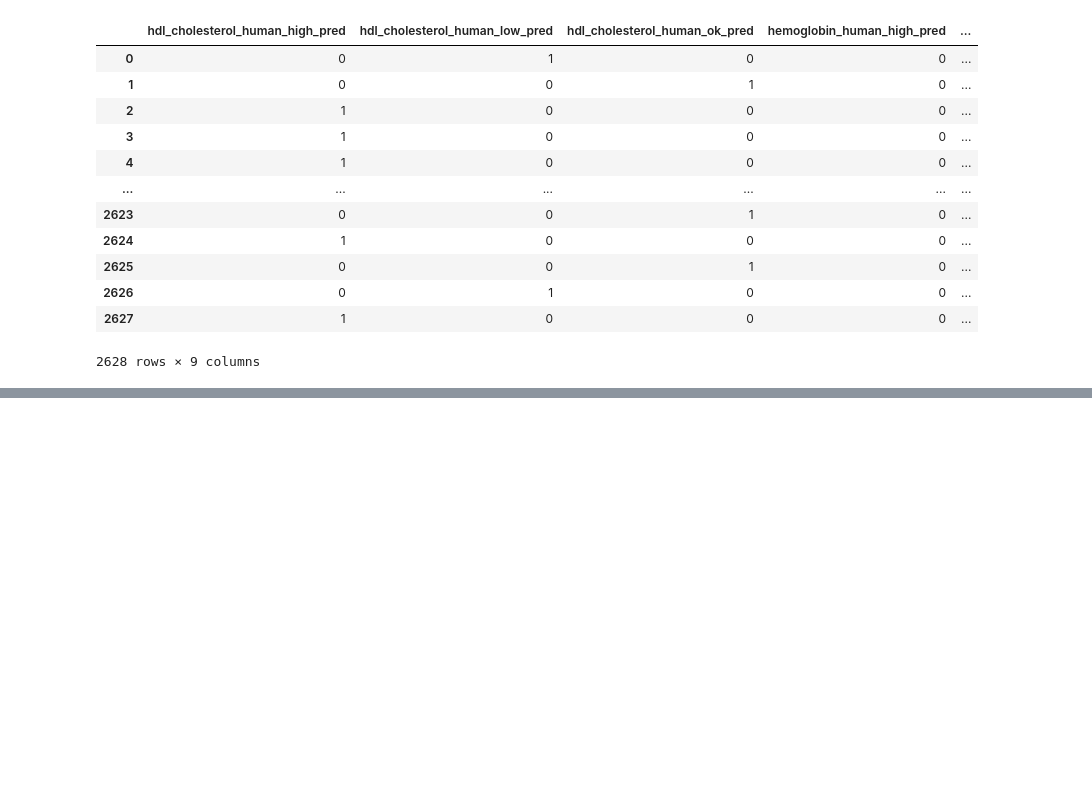
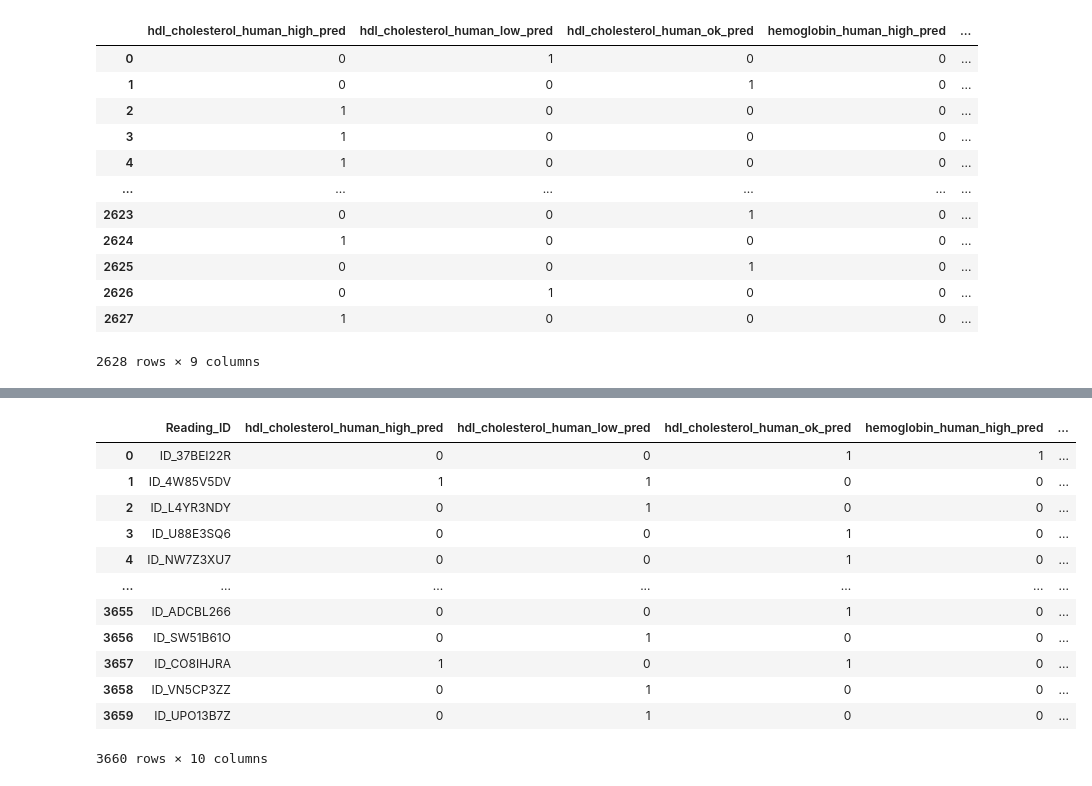
Before and after one commit to AdiVittala/bloodSpectroscopy, a Jupyter notebook: Model-1.ipynb, the cells around one changed output, grey strips where cells are left out. Cells and saved outputs as stored; diff of their text form; code cells hidden in the pictures; blank space fills up the shorter version.

```diff
--- a/Model-1.ipynb
+++ b/Model-1.ipynb
@@ -56,3 +43,5 @@ data
+# %%
+ID_df = unk_data_2[['Reading_ID']]
 # %%
 # Split in to X and Y
 X = data.drop(['Reading_ID','hdl_cholesterol_human', 'hemoglobin_human', 'cholesterol_ldl_human'], axis=1)
@@ -467,0 +442,33 @@ weighted avg       0.99      0.99      0.99      7884
+# %%
+# Normalization of X
+
+# https://www.analyticsvidhya.com/blog/2020/04/feature-scaling-machine-learning-normalization-standardization/
+#Normalization is good to use when you know that the distribution of your data does not follow a
+#Gaussian distribution.
+#This can be useful in algorithms that do not assume any distribution of the data like
+#K-Nearest Neighbors and Neural Networks.
+#Standardization, on the other hand, can be helpful in cases where the data follows a Gaussian distribution.
+#However, this does not have to be necessarily true. Also, unlike normalization, standardization does not have a
+#bounding range. So, even if you have outliers in your data, they will not be affected by standardization.
+
+#https://machinelearningmastery.com/how-to-improve-neural-network-stability-and-modeling-performance-with-data-scaling/
+#If the distribution of the quantity is normal, then it should be standardized, otherwise the data should
+#be normalized. This applies if the range of quantity values is large (10s, 100s, etc.) or small (0.01, 0.0001).
+
+from sklearn.preprocessing import MinMaxScaler
+
+# fit scaler on training data
+norm_2 = MinMaxScaler().fit(unk_data)
+
+# transform training data
+unk_data_norm = norm_2.transform(unk_data)
+
+# transform validation data
+# X_val_norm = norm.transform(X_val)
+
+# transform test data
+# X_test_norm = norm.transform(X_test)
+# %%
+unknown_predictions = (saved_model.predict(unk_data_norm) > 0.5).astype('int32')
+column_names = ['hdl_cholesterol_human_high_pred', 'hdl_cholesterol_human_low_pred', 'hdl_cholesterol_human_ok_pred', 'hemoglobin_human_high_pred', 'hemoglobin_human_low_pred', 'hemoglobin_human_ok_pred', 'cholesterol_ldl_human_high_pred', 'cholesterol_ldl_human_low_pred', 'cholesterol_ldl_human_ok_pred']
+unknown_pred_classes = pd.DataFrame(data=unknown_predictions, columns=column_names)
@@ -467,0 +491,18 @@ weighted avg       0.99      0.99      0.99      7884
+# %%
+total_df = pd.concat([ID_df, unknown_pred_classes], axis=1)
+# %%
+total_df
+# %% [output]
+|  | Reading_ID | hdl_cholesterol_human_high_pred | hdl_cholesterol_human_low_pred | hdl_cholesterol_human_ok_pred | hemoglobin_human_high_pred | ... |
+| 0 | ID_37BEI22R | 0 | 0 | 1 | 1 | ... |
+| 1 | ID_4W85V5DV | 1 | 1 | 0 | 0 | ... |
+| 2 | ID_L4YR3NDY | 0 | 1 | 0 | 0 | ... |
+| 3 | ID_U88E3SQ6 | 0 | 0 | 1 | 0 | ... |
+| 4 | ID_NW7Z3XU7 | 0 | 0 | 1 | 0 | ... |
+| ... | ... | ... | ... | ... | ... | ... |
+| 3655 | ID_ADCBL266 | 0 | 0 | 1 | 0 | ... |
+| 3656 | ID_SW51B61O | 0 | 1 | 0 | 0 | ... |
+| 3657 | ID_CO8IHJRA | 1 | 0 | 1 | 0 | ... |
+| 3658 | ID_VN5CP3ZZ | 0 | 1 | 0 | 0 | ... |
+| 3659 | ID_UPO13B7Z | 0 | 1 | 0 | 0 | ... |
+3660 rows × 10 columns
```
Also changed, not shown: parts of 10 cells of this notebook, 2 other files.
